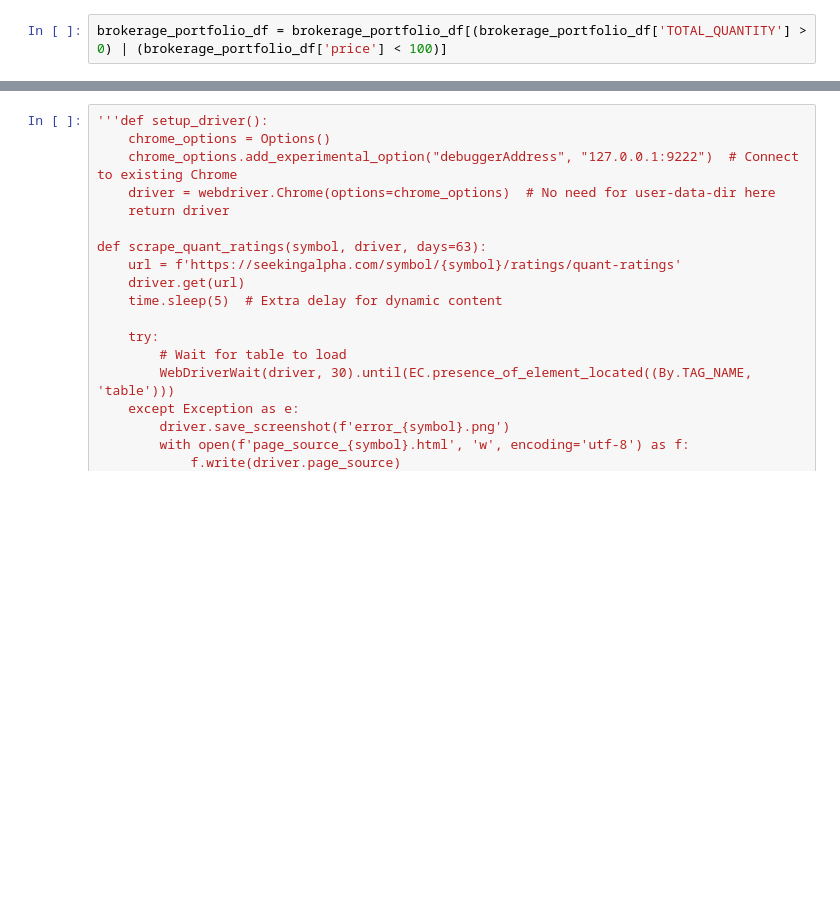
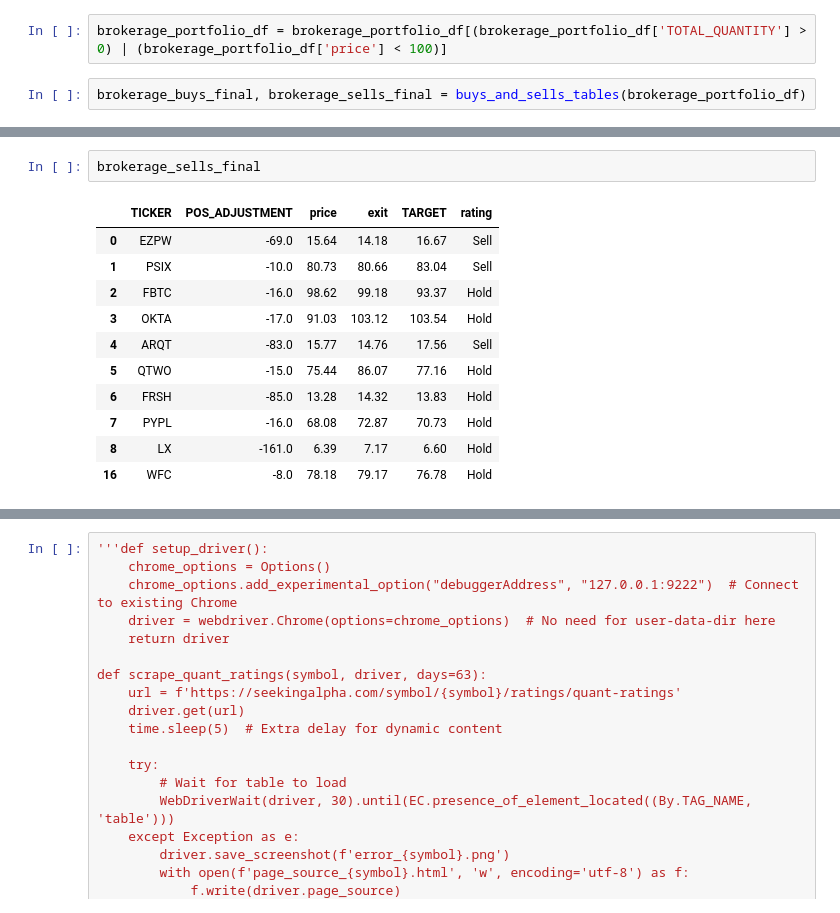
Before and after one commit to cb19weber/401k_optimize, a Jupyter notebook: project/investment_analytics.ipynb, the cells around one changed output, grey strips where cells are left out. Cells and saved outputs as stored; diff of their text form; blank space fills up the shorter version.

```diff
--- a/project/investment_analytics.ipynb
+++ b/project/investment_analytics.ipynb
@@ -516,2 +547,4 @@ brokerage_portfolio_df, brok_total = build_portfolio_df(brokerage_df, b_analysis
 # %%
 brokerage_portfolio_df = brokerage_portfolio_df[(brokerage_portfolio_df['TOTAL_QUANTITY'] > 0) | (brokerage_portfolio_df['price'] < 100)]
+# %%
+brokerage_buys_final, brokerage_sells_final = buys_and_sells_tables(brokerage_portfolio_df)
@@ -518 +561,15 @@ brokerage_portfolio_df = brokerage_portfolio_df[(brokerage_portfolio_df['TOTAL_Q
+# %%
+brokerage_sells_final
+# %% [output]
+|  | TICKER | POS_ADJUSTMENT | price | exit | TARGET | rating |
+| 0 | EZPW | -69.0 | 15.64 | 14.18 | 16.67 | Sell |
+| 1 | PSIX | -10.0 | 80.73 | 80.66 | 83.04 | Sell |
+| 2 | FBTC | -16.0 | 98.62 | 99.18 | 93.37 | Hold |
+| 3 | OKTA | -17.0 | 91.03 | 103.12 | 103.54 | Hold |
+| 4 | ARQT | -83.0 | 15.77 | 14.76 | 17.56 | Sell |
+| 5 | QTWO | -15.0 | 75.44 | 86.07 | 77.16 | Hold |
+| 6 | FRSH | -85.0 | 13.28 | 14.32 | 13.83 | Hold |
+| 7 | PYPL | -16.0 | 68.08 | 72.87 | 70.73 | Hold |
+| 8 | LX | -161.0 | 6.39 | 7.17 | 6.60 | Hold |
+| 16 | WFC | -8.0 | 78.18 | 79.17 | 76.78 | Hold |
 # %%
```
Also changed, not shown: parts of 22 cells of this notebook, 10 other files.
